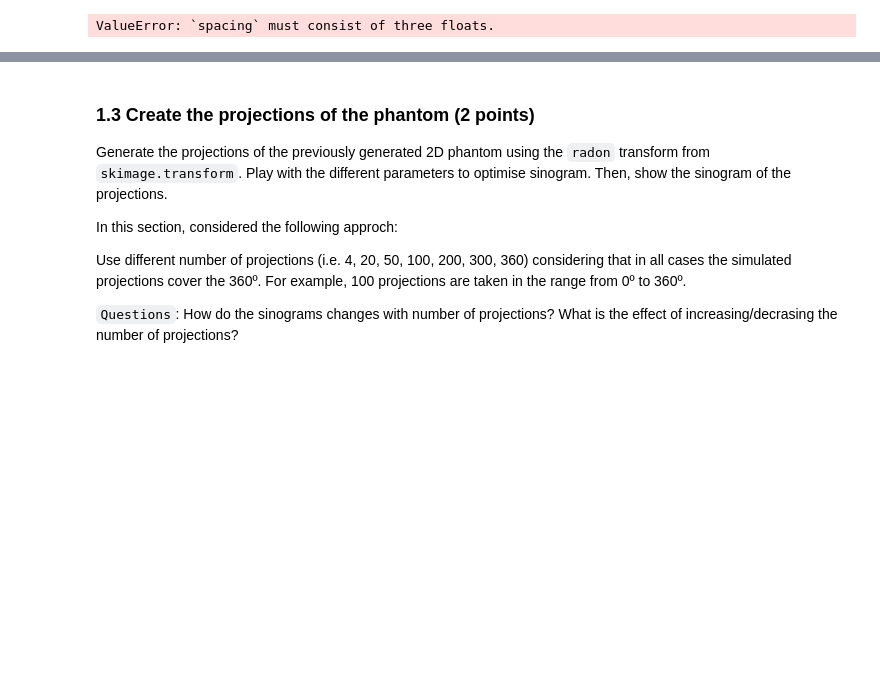
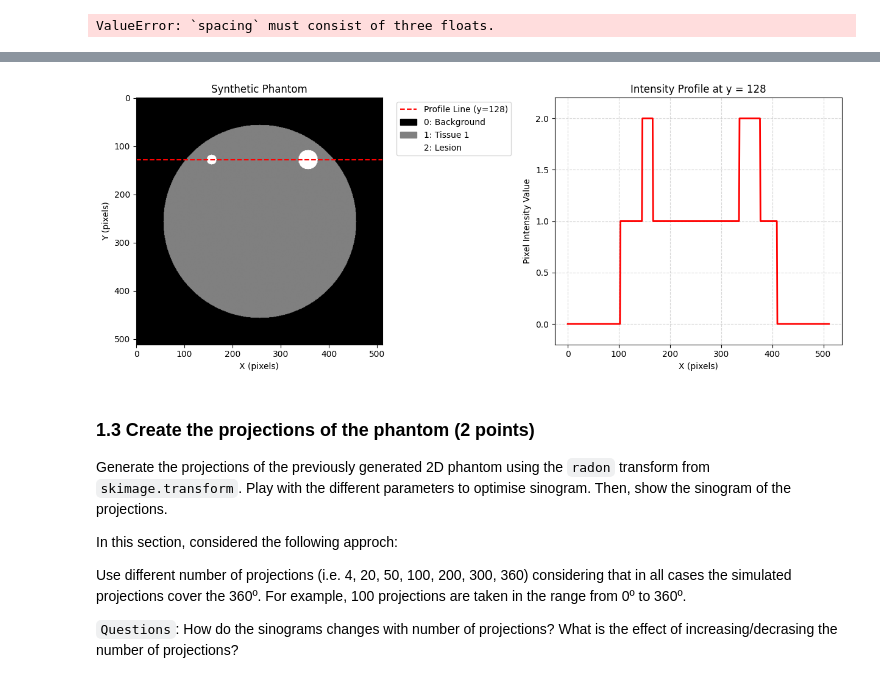
Before and after one commit to sacumesh/medical-imagining-labs, a Jupyter notebook: P1/P1-MI-CT_Reconstruction.ipynb, the cells around one changed output, grey strips where cells are left out. Saved outputs shown, nothing was run; the diff lists cells and outputs as text; code cells hidden in the pictures; blank space fills up the shorter version.

```diff
--- a/P1/P1-MI-CT_Reconstruction.ipynb
+++ b/P1/P1-MI-CT_Reconstruction.ipynb
@@ -380,3 +392,67 @@ def create_circular_mask(h, w, center=None, radius=None):
+# %%
+import matplotlib.patches as mpatches
+
+# Central configuration variables
+phantom_center_x, phantom_center_y = 256, 256
+lesion_y = 128
+
+# Calculate lesion x-coordinates as offsets relative to the phantom center x
+lesion_offset = 100
+lesion_left_x = phantom_center_x - lesion_offset
+lesion_right_x = phantom_center_x + lesion_offset
+
+# Create the base phantom background and primary tissue structure
+phantom = create_circular_mask(512, 512, center=(phantom_center_x, phantom_center_y), radius=200).astype(float)
+
+# Clean configuration for the lesions (tissue 2)
+lesions = [
+    {"center": (lesion_left_x, lesion_y), "radius": 10, "val": 2},
+    {"center": (lesion_right_x, lesion_y), "radius": 20, "val": 2}
+]
+
+# Fill lesions sequentially
+for lesion in lesions:
+    phantom = fill_circular_segment(phantom, **lesion)
+
+# Extract the 1D pixel intensity profile along the lesion line (y = lesion_y)
+profile = phantom[lesion_y, :]
+
+# Create subplots side-by-side with extra width for the legend
+fig, (ax1, ax2) = plt.subplots(1, 2, figsize=(12.5, 5))
+
+# Left Plot: Synthetic Phantom
+im = ax1.imshow(phantom, cmap='gray', vmin=0, vmax=2)
+ax1.set_title("Synthetic Phantom")
+line_handle = ax1.axhline(y=lesion_y, color='red', linestyle='--', linewidth=1.5, label=f'Profile Line (y={lesion_y})')
+ax1.set_xlabel("X (pixels)")
+ax1.set_ylabel("Y (pixels)")
+
+# Create custom legend handles for tissue types
+bg_patch = mpatches.Patch(color='black', label='0: Background')
+tissue1_patch = mpatches.Patch(color='gray', label='1: Tissue 1')
+lesion_patch = mpatches.Patch(color='white', label='2: Lesion')
+
+# Place the legend cleanly outside the plot boundary to prevent any overlapping
+ax1.legend(
+    handles=[line_handle, bg_patch, tissue1_patch, lesion_patch],
+    loc='upper left',
+    bbox_to_anchor=(1.04, 1),
+    framealpha=0.8
+)
+ax1.axis('on')
+
+# Right Plot: Pixel Intensity Profile
+ax2.plot(profile, color='red', linewidth=2)
+ax2.set_title(f"Intensity Profile at y = {lesion_y}")
+ax2.set_xlabel("X (pixels)")
+ax2.set_ylabel("Pixel Intensity Value")
+ax2.grid(True, linestyle='--', alpha=0.5)
+ax2.set_ylim(-0.2, 2.2)
+
+plt.tight_layout()
+plt.show()
+# %% [output]
+[figure, added]
 # %% [markdown]
 ### 1.3 Create the projections of the phantom (2 points)
 
```
Also changed, not shown: parts of 5 cells of this notebook.
